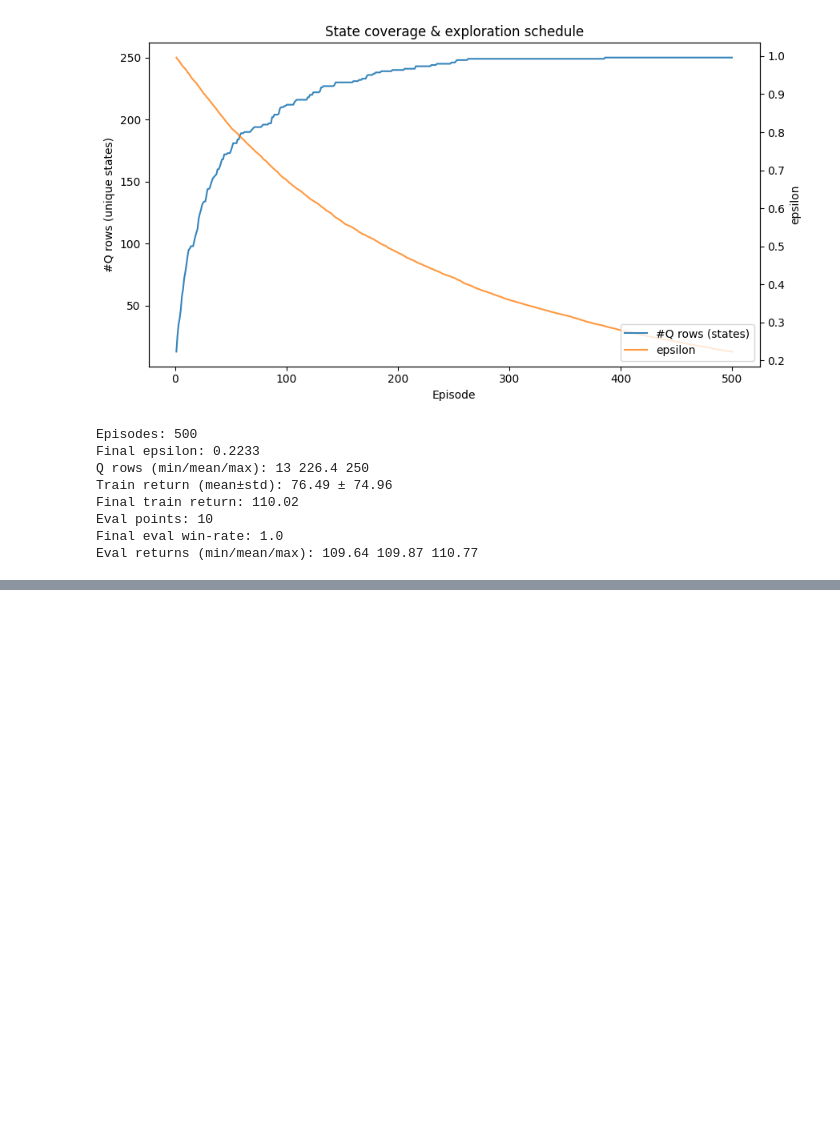
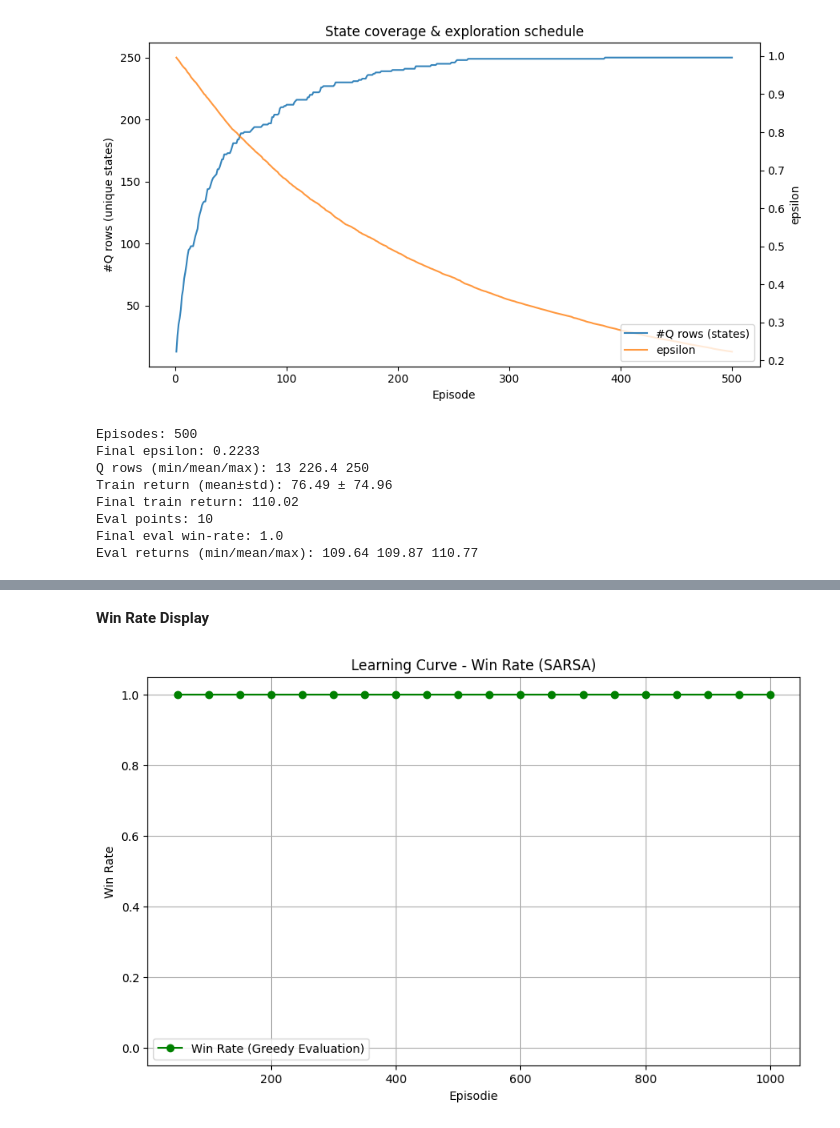
Before and after one commit to mikelpri3/RL_project, a Jupyter notebook: pruebas1.ipynb, the cells around one changed output, grey strips where cells are left out. Drawn from its saved outputs; the diff is of its cells as text; code cells hidden in the pictures; blank space fills up the shorter version.

```diff
--- a/pruebas1.ipynb
+++ b/pruebas1.ipynb
@@ -450,0 +481,14 @@ Eval returns (min/mean/max): 109.64 109.87 110.77
+# %% [markdown]
+**Win Rate Display**
+# %%
+plt.figure(figsize=(10, 6))
+plt.plot(df_sarsa["episode"], df_sarsa["eval_winrate"], 'g-o', label="Win Rate (Greedy Evaluation)")
+plt.title("Learning Curve - Win Rate (SARSA)")
+plt.xlabel("Episodie")
+plt.ylabel("Win Rate")
+plt.ylim(-0.05, 1.05)
+plt.legend()
+plt.grid(True)
+plt.show()
+# %% [output]
+[figure, added]
```
Also changed, not shown: parts of 8 cells of this notebook, 4 other files.
